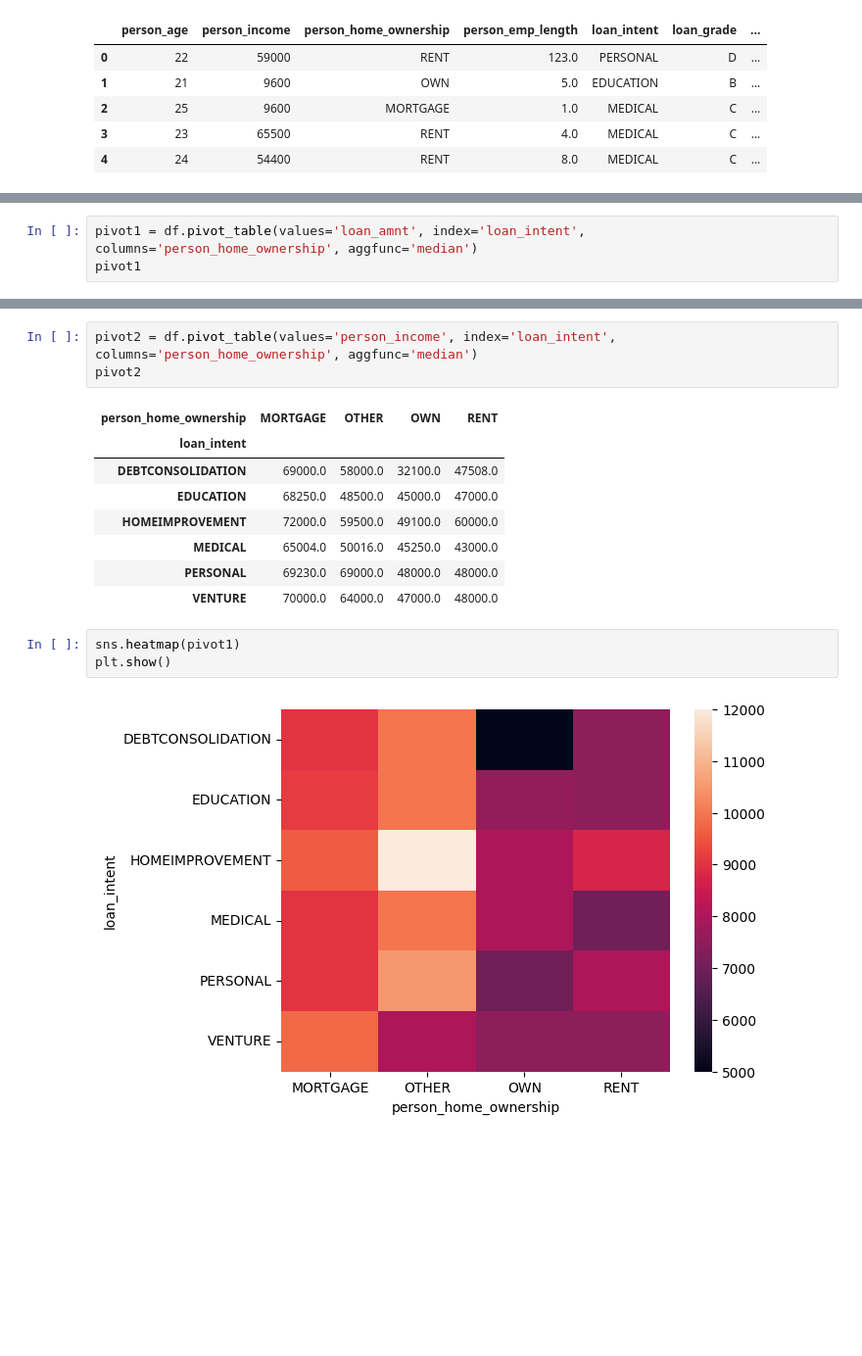
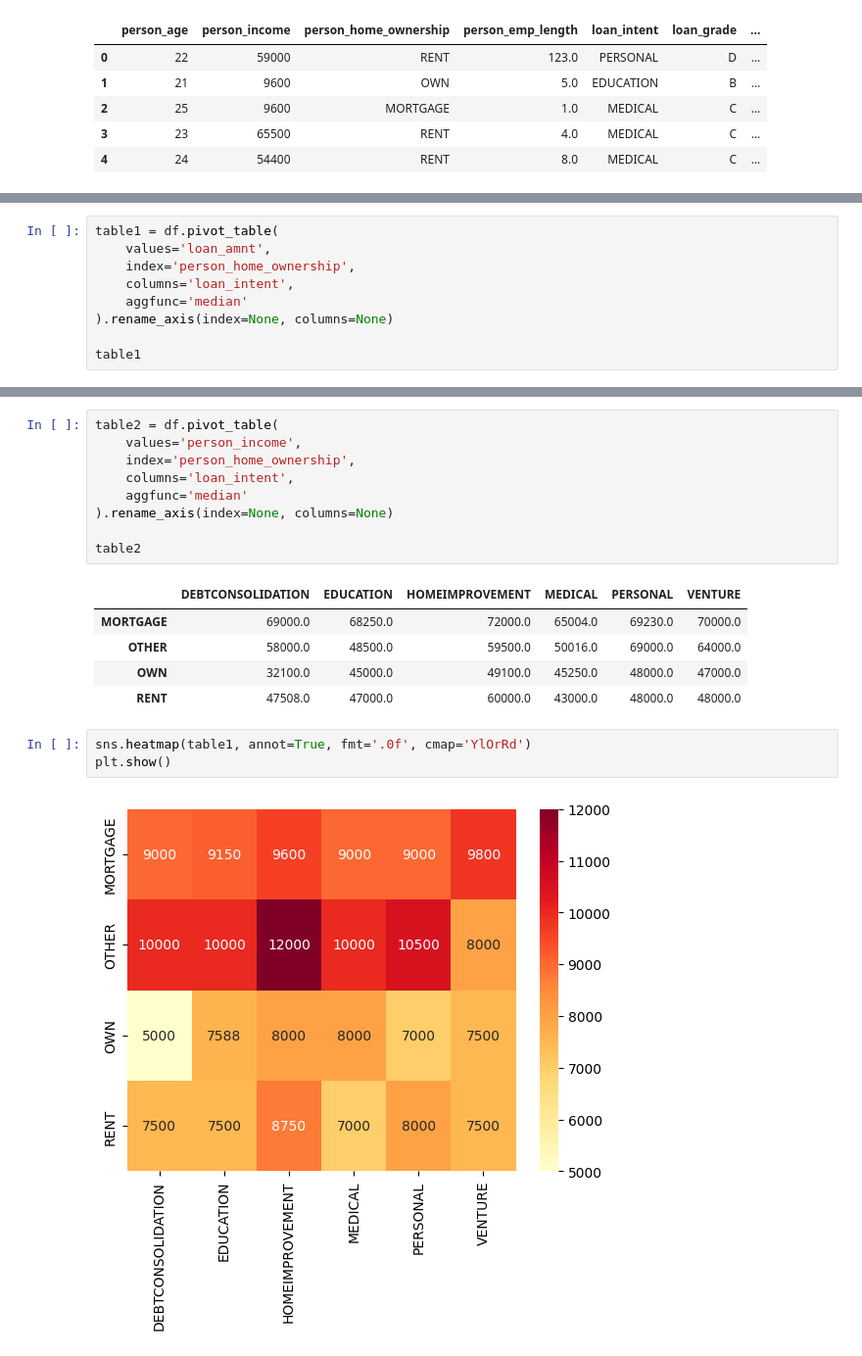
Before and after one commit to noname123920/analiz_dannih, a Jupyter notebook: Untitled6.ipynb, the cells around one changed output, grey strips where cells are left out. Shown at 98% size. Saved outputs shown, nothing was run; the diff lists cells and outputs as text; blank space fills up the shorter version.

```diff
--- a/Untitled6.ipynb
+++ b/Untitled6.ipynb
@@ -30,4 +21,10 @@ df[['person_home_ownership', 'loan_intent', 'loan_amnt', 'person_income']].head(
 # %%
-pivot1 = df.pivot_table(values='loan_amnt', index='loan_intent', columns='person_home_ownership', aggfunc='median')
-pivot1
+table1 = df.pivot_table(
+    values='loan_amnt',
+    index='person_home_ownership',
+    columns='loan_intent',
+    aggfunc='median'
+).rename_axis(index=None, columns=None)
+
+table1
 # %% [output]
@@ -42,18 +36,21 @@ pivot1
 # %%
-pivot2 = df.pivot_table(values='person_income', index='loan_intent', columns='person_home_ownership', aggfunc='median')
-pivot2
+table2 = df.pivot_table(
+    values='person_income',
+    index='person_home_ownership',
+    columns='loan_intent',
+    aggfunc='median'
+).rename_axis(index=None, columns=None)
+
+table2
 # %% [output]
-| person_home_ownership | MORTGAGE | OTHER | OWN | RENT |
-| loan_intent |  |  |  |  |
-| DEBTCONSOLIDATION | 69000.0 | 58000.0 | 32100.0 | 47508.0 |
-| EDUCATION | 68250.0 | 48500.0 | 45000.0 | 47000.0 |
-| HOMEIMPROVEMENT | 72000.0 | 59500.0 | 49100.0 | 60000.0 |
-| MEDICAL | 65004.0 | 50016.0 | 45250.0 | 43000.0 |
-| PERSONAL | 69230.0 | 69000.0 | 48000.0 | 48000.0 |
-| VENTURE | 70000.0 | 64000.0 | 47000.0 | 48000.0 |
+|  | DEBTCONSOLIDATION | EDUCATION | HOMEIMPROVEMENT | MEDICAL | PERSONAL | VENTURE |
+| MORTGAGE | 69000.0 | 68250.0 | 72000.0 | 65004.0 | 69230.0 | 70000.0 |
+| OTHER | 58000.0 | 48500.0 | 59500.0 | 50016.0 | 69000.0 | 64000.0 |
+| OWN | 32100.0 | 45000.0 | 49100.0 | 45250.0 | 48000.0 | 47000.0 |
+| RENT | 47508.0 | 47000.0 | 60000.0 | 43000.0 | 48000.0 | 48000.0 |
 # %%
-sns.heatmap(pivot1)
+sns.heatmap(table1, annot=True, fmt='.0f', cmap='YlOrRd')
 plt.show()
 # %% [output]
-[figure, old version]
+[figure, new version]
 # %%
```
Also changed, not shown: parts of 3 cells of this notebook.
